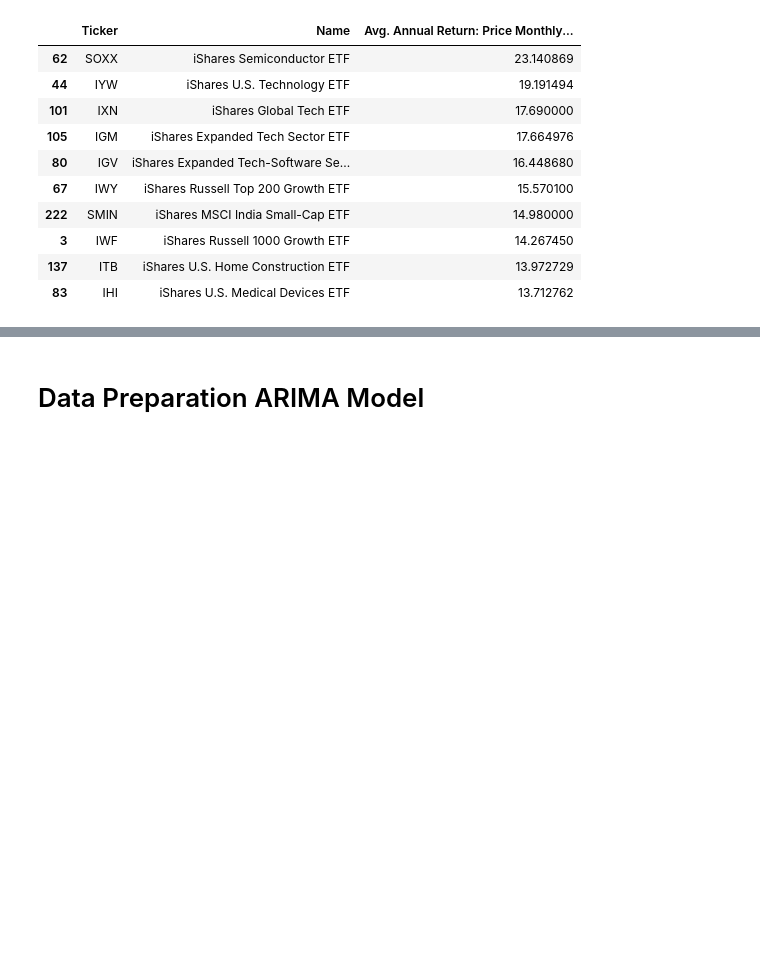
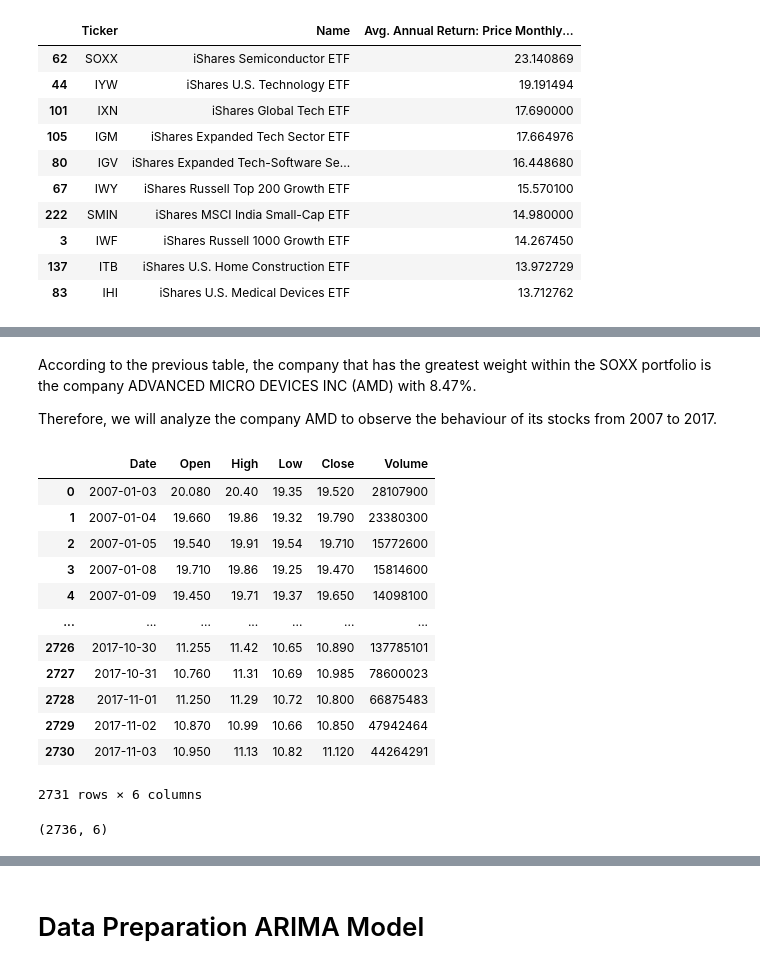
Before and after one commit to FJGM2023015/ML_Stocks_Project, a Jupyter notebook: ML_Stocks_Project.ipynb, the cells around one changed output, grey strips where cells are left out. Saved outputs shown, nothing was run; the diff lists cells and outputs as text; code cells hidden in the pictures; blank space fills up the shorter version.

```diff
--- a/ML_Stocks_Project.ipynb
+++ b/ML_Stocks_Project.ipynb
@@ -749,0 +171,28 @@ For assessing the performance of predictive models, the evaluation step is impor
+# %% [markdown]
+According to the previous table, the company that has the greatest weight within the SOXX portfolio is the company ADVANCED MICRO DEVICES INC (AMD) with 8.47%.
+
+Therefore, we will analyze the company AMD to observe the behaviour of its stocks from 2007 to 2017.
+# %%
+# Load Dataset AMD Stocks 2007 - 2017
+amd_data = pd.read_csv('df_AMD_stocks.csv')
+
+amd_data.head(-5)
+# %% [output]
+|  | Date | Open | High | Low | Close | Volume |
+| 0 | 2007-01-03 | 20.080 | 20.40 | 19.35 | 19.520 | 28107900 |
+| 1 | 2007-01-04 | 19.660 | 19.86 | 19.32 | 19.790 | 23380300 |
+| 2 | 2007-01-05 | 19.540 | 19.91 | 19.54 | 19.710 | 15772600 |
+| 3 | 2007-01-08 | 19.710 | 19.86 | 19.25 | 19.470 | 15814600 |
+| 4 | 2007-01-09 | 19.450 | 19.71 | 19.37 | 19.650 | 14098100 |
+| ... | ... | ... | ... | ... | ... | ... |
+| 2726 | 2017-10-30 | 11.255 | 11.42 | 10.65 | 10.890 | 137785101 |
+| 2727 | 2017-10-31 | 10.760 | 11.31 | 10.69 | 10.985 | 78600023 |
+| 2728 | 2017-11-01 | 11.250 | 11.29 | 10.72 | 10.800 | 66875483 |
+| 2729 | 2017-11-02 | 10.870 | 10.99 | 10.66 | 10.850 | 47942464 |
+| 2730 | 2017-11-03 | 10.950 | 11.13 | 10.82 | 11.120 | 44264291 |
+2731 rows × 6 columns
+# %%
+# shape
+amd_data.shape
+# %% [output]
+(2736, 6)
```
Also changed, not shown: parts of 98 cells of this notebook.
